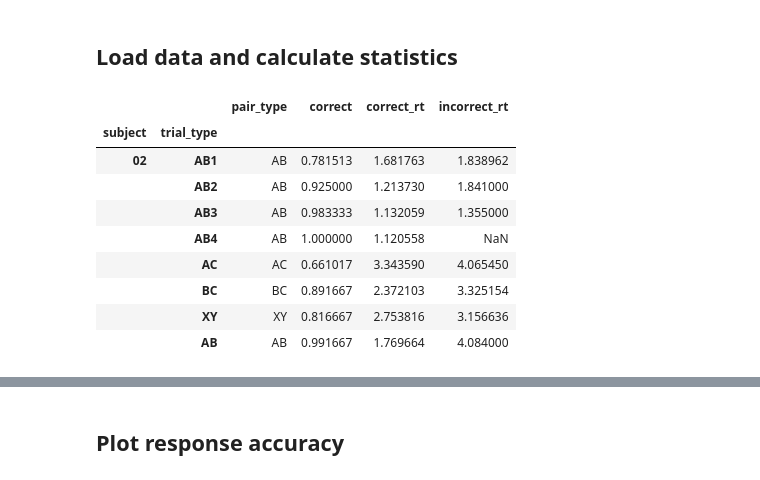
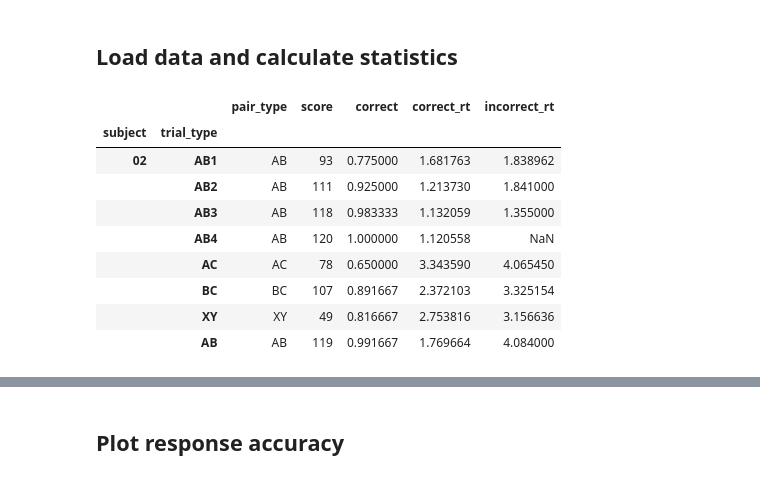
Before and after one commit to prestonlab/bender_study, a Jupyter notebook: jupyter/plot_behav.ipynb, the cells around one changed output, grey strips where cells are left out. Cells and saved outputs as stored; diff of their text form; code cells hidden in the pictures.

```diff
--- a/jupyter/plot_behav.ipynb
+++ b/jupyter/plot_behav.ipynb
@@ -6,11 +6,13 @@ from pathlib import Path
 import numpy as np
 import matplotlib.pyplot as plt
 import seaborn as sns
+from scipy import stats
+import pingouin as pg
 from mindstorm import statplot
 from bender_study import task
 from bender_study import figures
 
-bids_dir = Path(os.environ['BENDER_BIDS']) / 'rawdata'
+bids_dir = Path(os.environ['BENDER_BIDS'])
 fig_dir = Path(os.environ['BENDER_FIGURES']) / 'plots'
 figures.set_style()
 # %% [markdown]
@@ -20,27 +20,34 @@ data = task.load_test_events(bids_dir)
+# %%
+data = task.load_test_events(bids_dir)
+
+# score no-response trials as incorrect
+data['correct'] = data['correct'].fillna(False)
 # %%
+# calculate statistics for each subject and trial type
 trials = ['subject', 'trial_type']
 grp = data.groupby(trials)
 m = grp[['pair_type']].first()
+m['score'] = grp['correct'].sum()
 m['correct'] = grp['correct'].mean()
 m['correct_rt'] = (
     data.query('correct == 1')
     .groupby(trials)['response_time']
     .mean()
 )
 m['incorrect_rt'] = (
     data.query('correct == 0')
     .groupby(trials)['response_time']
     .mean()
 )
 m.head(8)
 # %% [output]
-|  |  | pair_type | correct | correct_rt | incorrect_rt |
-| subject | trial_type |  |  |  |  |
-| 02 | AB1 | AB | 0.781513 | 1.681763 | 1.838962 |
-|  | AB2 | AB | 0.925000 | 1.213730 | 1.841000 |
-|  | AB3 | AB | 0.983333 | 1.132059 | 1.355000 |
-|  | AB4 | AB | 1.000000 | 1.120558 | NaN |
-|  | AC | AC | 0.661017 | 3.343590 | 4.065450 |
-|  | BC | BC | 0.891667 | 2.372103 | 3.325154 |
-|  | XY | XY | 0.816667 | 2.753816 | 3.156636 |
-|  | AB | AB | 0.991667 | 1.769664 | 4.084000 |
+|  |  | pair_type | score | correct | correct_rt | incorrect_rt |
+| subject | trial_type |  |  |  |  |  |
+| 02 | AB1 | AB | 93 | 0.775000 | 1.681763 | 1.838962 |
+|  | AB2 | AB | 111 | 0.925000 | 1.213730 | 1.841000 |
+|  | AB3 | AB | 118 | 0.983333 | 1.132059 | 1.355000 |
+|  | AB4 | AB | 120 | 1.000000 | 1.120558 | NaN |
+|  | AC | AC | 78 | 0.650000 | 3.343590 | 4.065450 |
+|  | BC | BC | 107 | 0.891667 | 2.372103 | 3.325154 |
+|  | XY | XY | 49 | 0.816667 | 2.753816 | 3.156636 |
+|  | AB | AB | 119 | 0.991667 | 1.769664 | 4.084000 |
```
Also changed, not shown: parts of 11 cells of this notebook.
